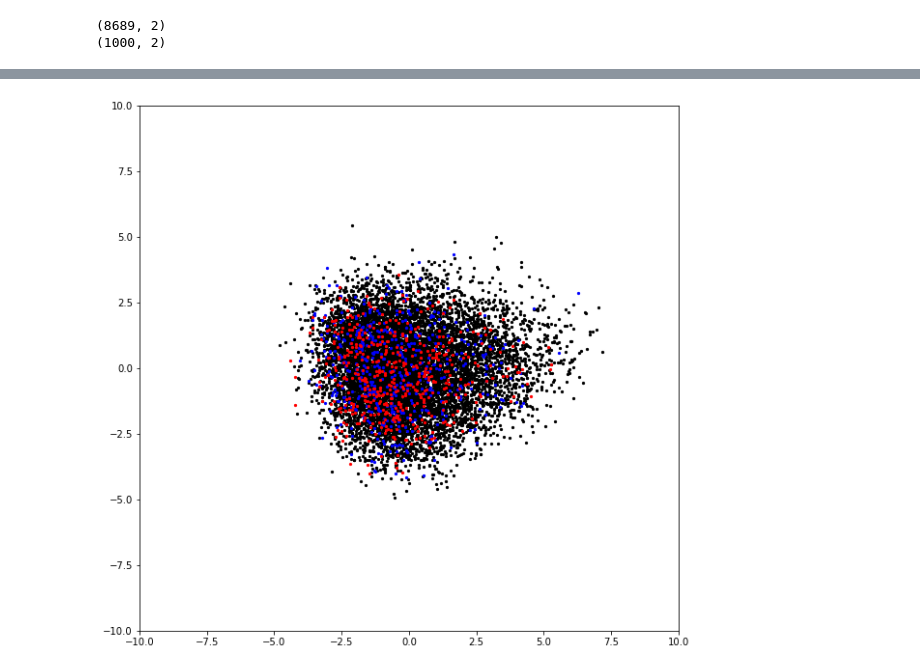
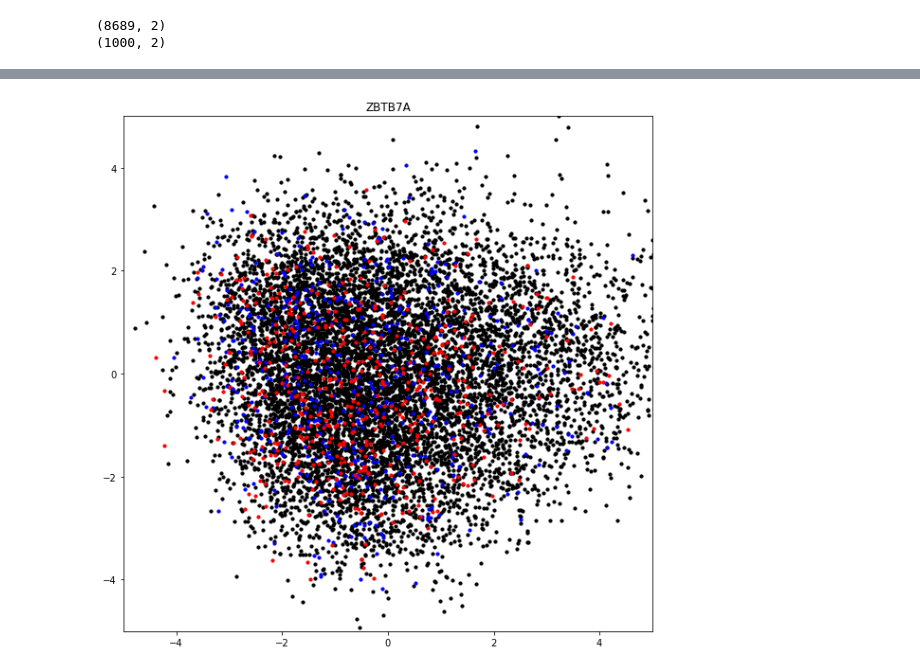
Before and after one commit to DoojinBaek/TFBP, a Jupyter notebook: _PCA/_pca.ipynb, the cells around one changed output, grey strips where cells are left out. Saved outputs shown, nothing was run; the diff lists cells and outputs as text; code cells hidden in the pictures.

```diff
--- a/_PCA/_pca.ipynb
+++ b/_PCA/_pca.ipynb
@@ -307,11 +307,12 @@ test_pca_df_false = test_pca_df[test_pca_df['label'] != 1]
 import matplotlib.pyplot as plt
 # %%
 plt.figure(figsize=(10,10))
-plt.xlim(-10, 10)
-plt.ylim(-10, 10)
-plt.scatter(train_pca_df['x'], train_pca_df['y'], s=5, color = 'black')
-plt.scatter(test_pca_df_true['x'], test_pca_df_true['y'], s=5, color = 'blue')
-plt.scatter(test_pca_df_false['x'], test_pca_df_false['y'], s=5, color = 'red')
+plt.xlim(-5, 5)
+plt.ylim(-5, 5)
+plt.scatter(train_pca_df['x'], train_pca_df['y'], s=10, color = 'black')
+plt.scatter(test_pca_df_true['x'], test_pca_df_true['y'], s=10, color = 'blue')
+plt.scatter(test_pca_df_false['x'], test_pca_df_false['y'], s=10, color = 'red')
+plt.title(TF_name)
 plt.savefig('./'+TF_name+'.png')
 # %% [output]
-[figure, old version]
+[figure, new version]
```
Also changed, not shown: parts of 1 cell of this notebook, 20 other files.
